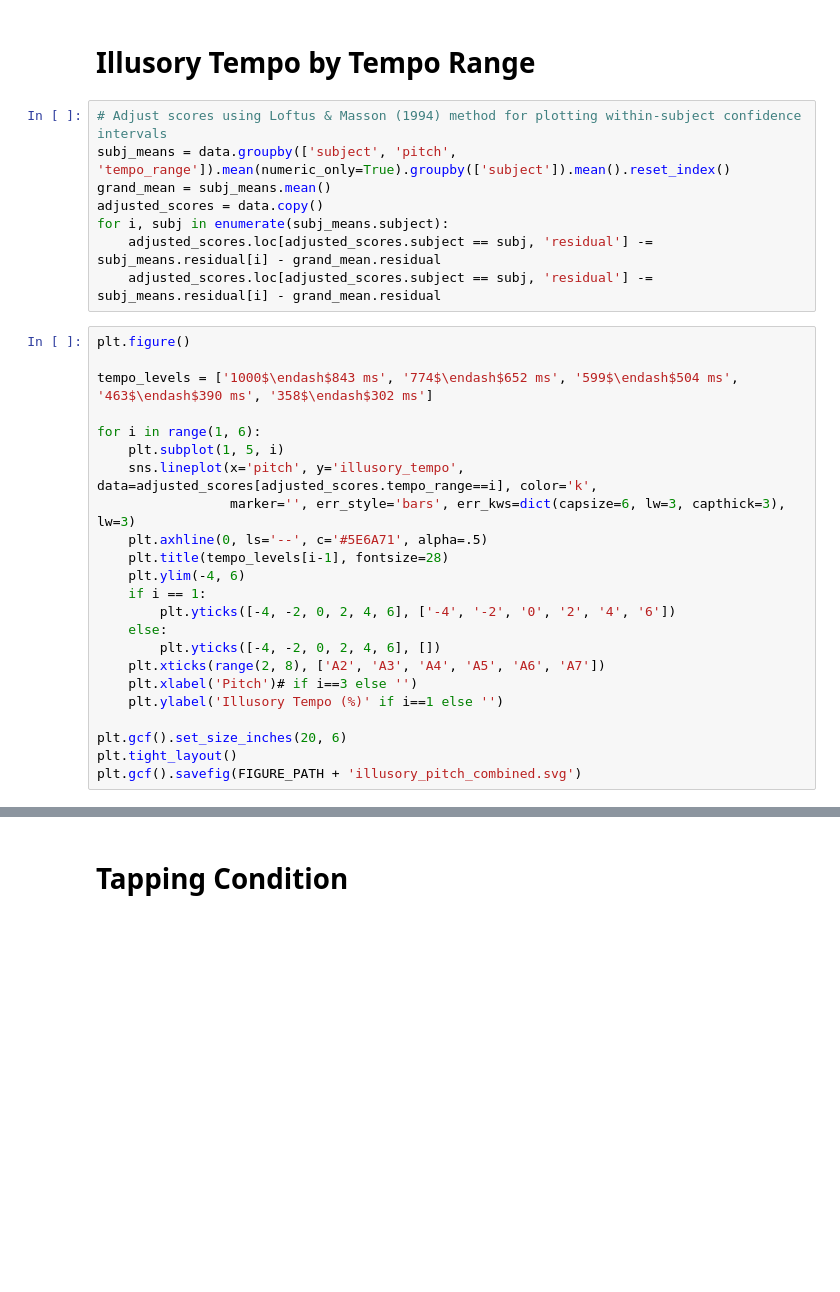
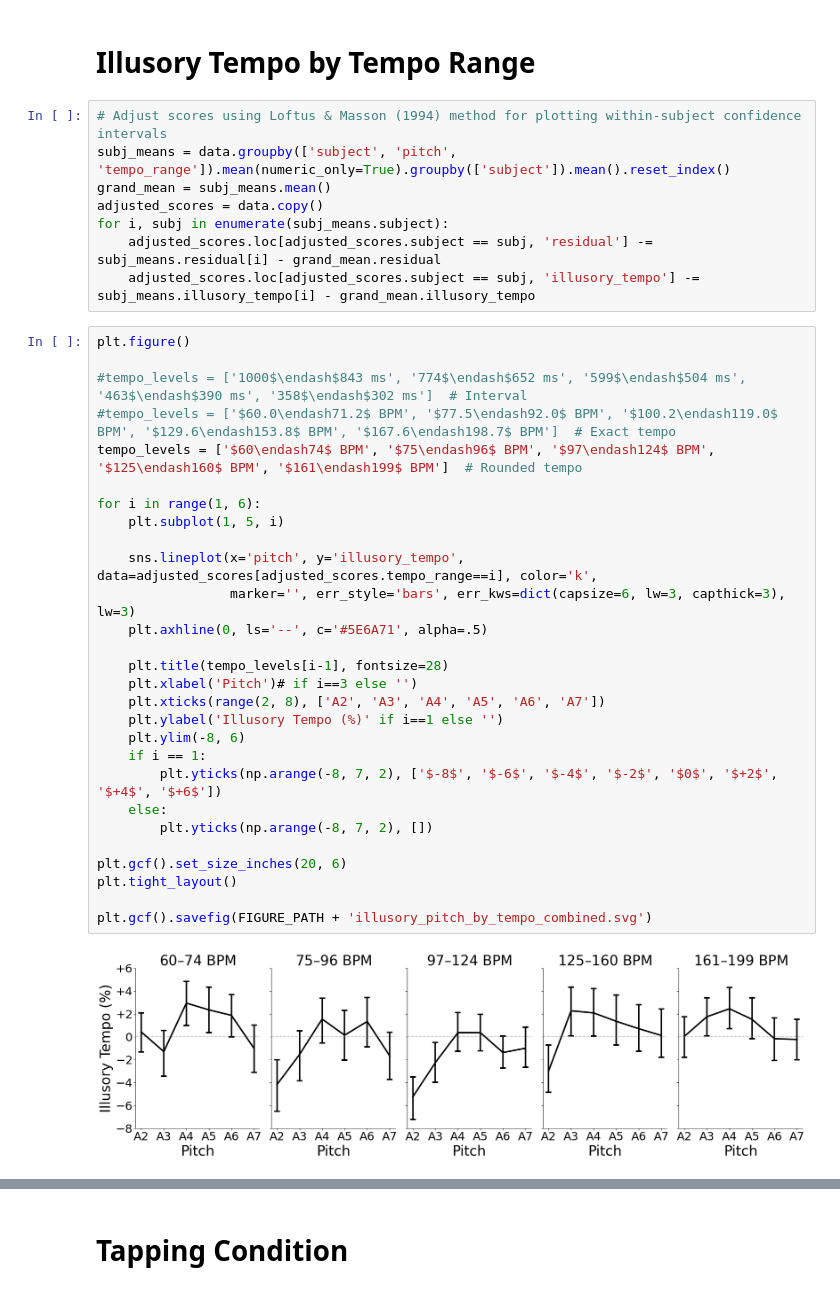
Before and after one commit to jpazdera/IllusoryTempo, a Jupyter notebook: E3/analysis/Combined Analysis.ipynb, the cells around one changed output, grey strips where cells are left out. Drawn from its saved outputs; the diff is of its cells as text; blank space fills up the shorter version.

```diff
--- a/E3/analysis/Combined Analysis.ipynb
+++ b/E3/analysis/Combined Analysis.ipynb
@@ -213,29 +234,36 @@ grand_mean = subj_means.mean()
 adjusted_scores = data.copy()
 for i, subj in enumerate(subj_means.subject):
     adjusted_scores.loc[adjusted_scores.subject == subj, 'residual'] -= subj_means.residual[i] - grand_mean.residual
-    adjusted_scores.loc[adjusted_scores.subject == subj, 'residual'] -= subj_means.residual[i] - grand_mean.residual
+    adjusted_scores.loc[adjusted_scores.subject == subj, 'illusory_tempo'] -= subj_means.illusory_tempo[i] - grand_mean.illusory_tempo
 # %%
 plt.figure()
 
-tempo_levels = ['1000$\endash$843 ms', '774$\endash$652 ms', '599$\endash$504 ms', '463$\endash$390 ms', '358$\endash$302 ms']
+#tempo_levels = ['1000$\endash$843 ms', '774$\endash$652 ms', '599$\endash$504 ms', '463$\endash$390 ms', '358$\endash$302 ms']  # Interval
+#tempo_levels = ['$60.0\endash71.2$ BPM', '$77.5\endash92.0$ BPM', '$100.2\endash119.0$ BPM', '$129.6\endash153.8$ BPM', '$167.6\endash198.7$ BPM']  # Exact tempo
+tempo_levels = ['$60\endash74$ BPM', '$75\endash96$ BPM', '$97\endash124$ BPM', '$125\endash160$ BPM', '$161\endash199$ BPM']  # Rounded tempo
 
 for i in range(1, 6):
     plt.subplot(1, 5, i)
+
     sns.lineplot(x='pitch', y='illusory_tempo', data=adjusted_scores[adjusted_scores.tempo_range==i], color='k',
                  marker='', err_style='bars', err_kws=dict(capsize=6, lw=3, capthick=3), lw=3)
     plt.axhline(0, ls='--', c='#5E6A71', alpha=.5)
+
     plt.title(tempo_levels[i-1], fontsize=28)
-    plt.ylim(-4, 6)
+    plt.xlabel('Pitch')# if i==3 else '')
+    plt.xticks(range(2, 8), ['A2', 'A3', 'A4', 'A5', 'A6', 'A7'])
+    plt.ylabel('Illusory Tempo (%)' if i==1 else '')
+    plt.ylim(-8, 6)
     if i == 1:
-        plt.yticks([-4, -2, 0, 2, 4, 6], ['-4', '-2', '0', '2', '4', '6'])
+        plt.yticks(np.arange(-8, 7, 2), ['$-8$', '$-6$', '$-4$', '$-2$', '$0$', '$+2$', '$+4$', '$+6$'])
     else:
-        plt.yticks([-4, -2, 0, 2, 4, 6], [])
-    plt.xticks(range(2, 8), ['A2', 'A3', 'A4', 'A5', 'A6', 'A7'])
-    plt.xlabel('Pitch')# if i==3 else '')
-    plt.ylabel('Illusory Tempo (%)' if i==1 else '')
+        plt.yticks(np.arange(-8, 7, 2), [])
 
 plt.gcf().set_size_inches(20, 6)
 plt.tight_layout()
-plt.gcf().savefig(FIGURE_PATH + 'illusory_pitch_combined.svg')
+
+plt.gcf().savefig(FIGURE_PATH + 'illusory_pitch_by_tempo_combined.svg')
+# %% [output]
+[figure, added]
 # %%
 plt.figure()
```
Also changed, not shown: parts of 11 cells of this notebook, 6 other files.
